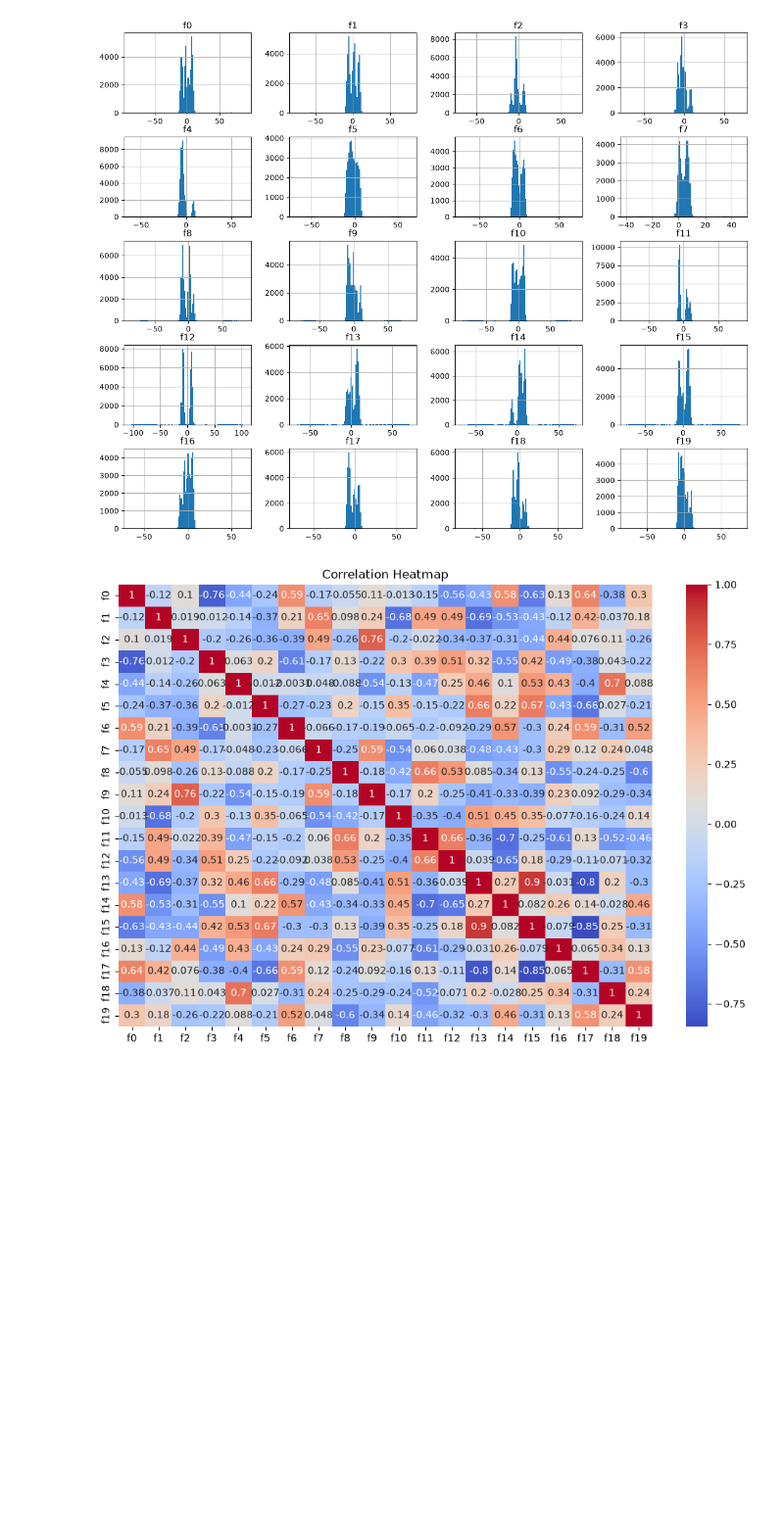
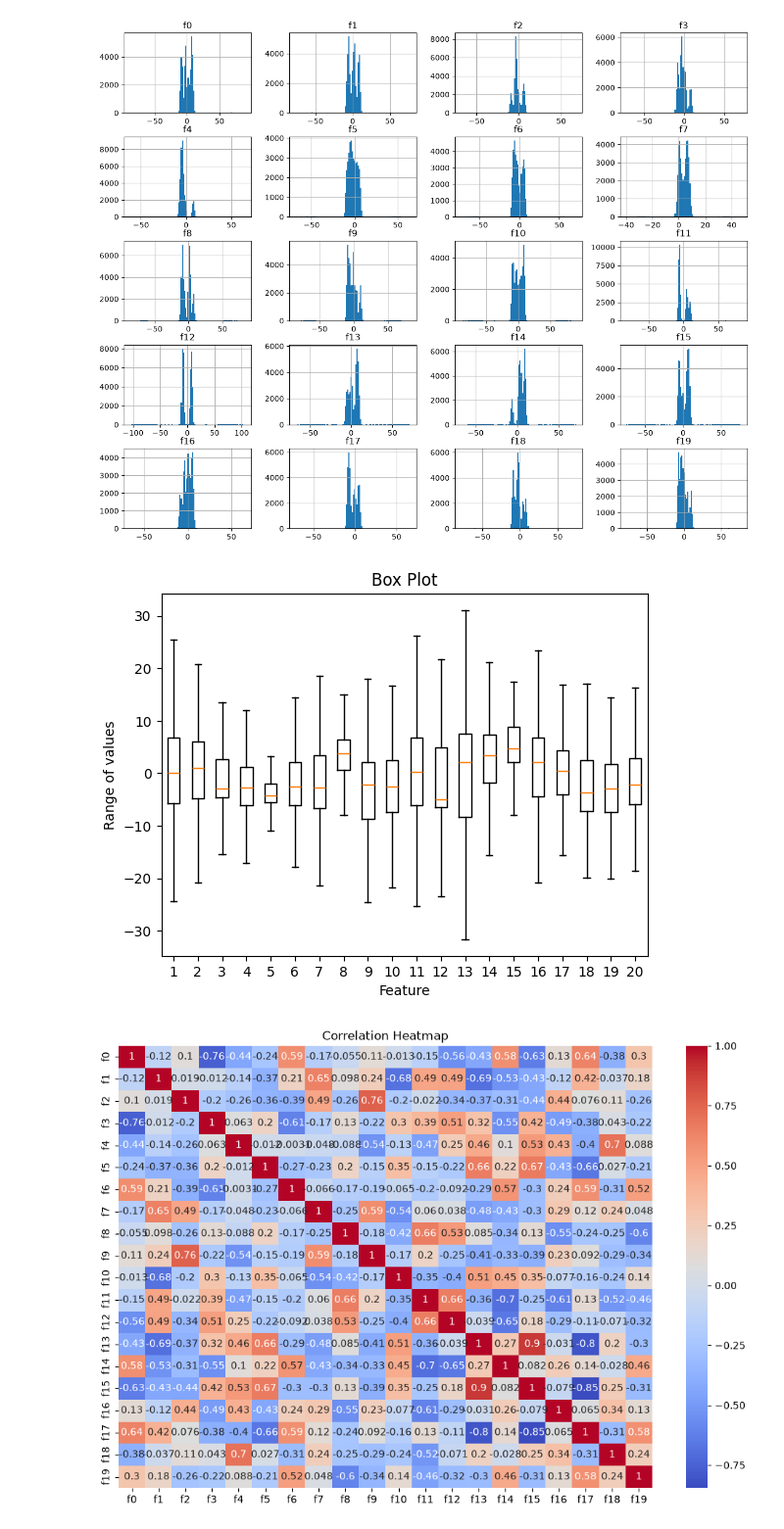
Before and after one commit to matr9s/DatSci_Noise, a Jupyter notebook: new_pipeline.ipynb, the cells around one changed output. Shown at 98% size. Cells and saved outputs as stored; diff of their text form; code cells hidden in the pictures; blank space fills up the shorter version.

```diff
--- a/new_pipeline.ipynb
+++ b/new_pipeline.ipynb
@@ -93,6 +93,14 @@ noisy_df.hist(figsize=(15, 12), bins=100)
 plt.show()
 # %% [output]
 [figure]
+# %%
+plt.boxplot(noisy_df, showfliers = False)
+plt.title("Box Plot")
+plt.xlabel("Feature")
+plt.ylabel("Range of values")
+plt.show()
+# %% [output]
+[figure, added]
 # %%
 numeric_df = df.select_dtypes(include=['number'])
 plt.figure(figsize=(12, 8))
```
Also changed, not shown: parts of 1 cell of this notebook.
